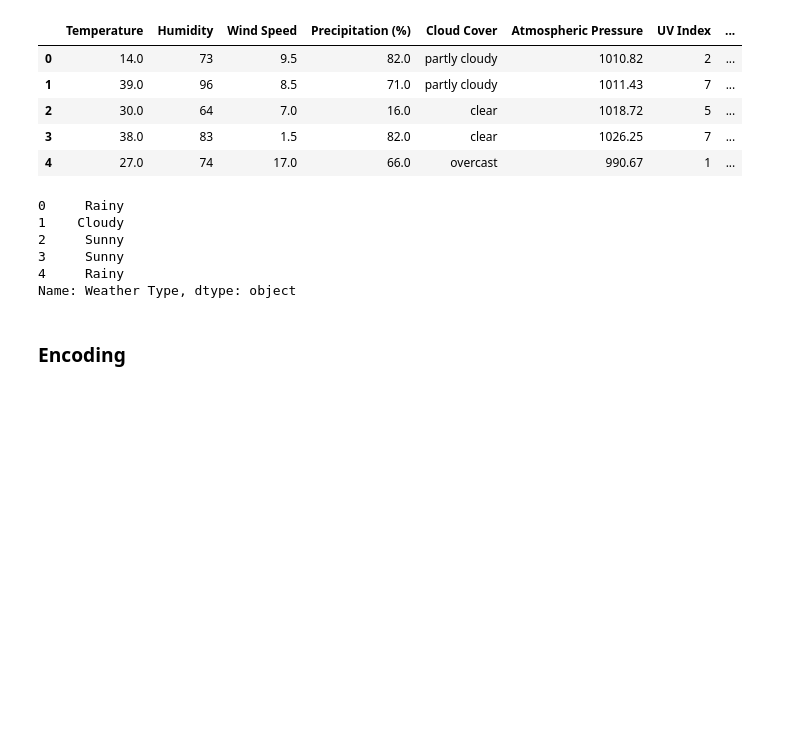
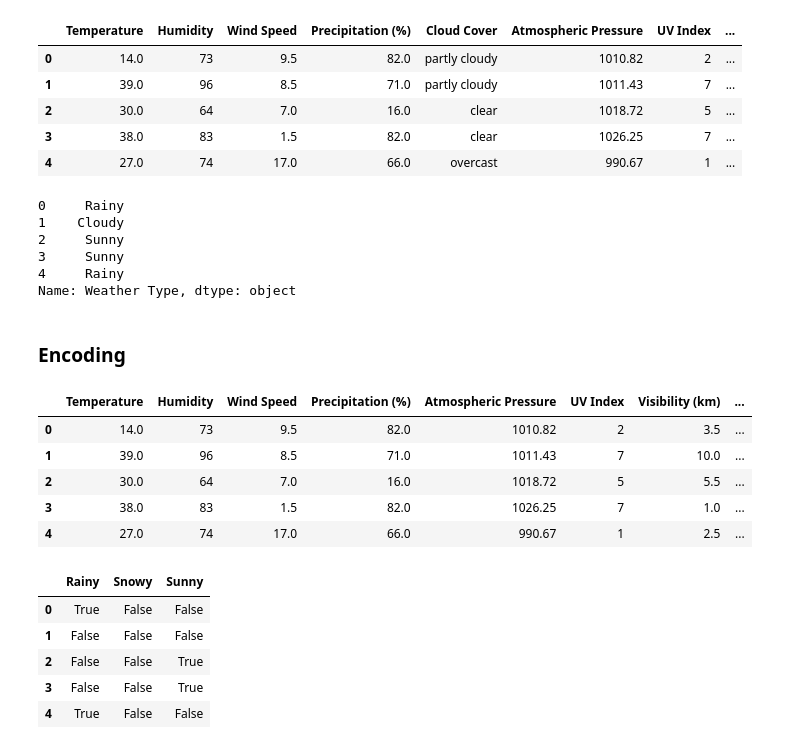
Before and after one commit to ProntoSbinalla/Deep-Learning, a Jupyter notebook: Notebooks/ANN - Weather Classification.ipynb, the cells around one changed output. Saved outputs shown, nothing was run; the diff lists cells and outputs as text; code cells hidden in the pictures; blank space fills up the shorter version.

```diff
--- a/Notebooks/ANN - Weather Classification.ipynb
+++ b/Notebooks/ANN - Weather Classification.ipynb
@@ -144,8 +144,8 @@ cleaned_df.describe()
 # %% [markdown]
 ### Variable Selection
 # %%
-X = cleaned_df.iloc[:, :-1]
-y = cleaned_df.iloc[:, -1]
+X = cleaned_df.drop('Weather Type', axis = 1)
+y = cleaned_df['Weather Type']
 
 display(X.head())
 display(y.head())
@@ -168,0 +167,22 @@ ohe = OneHotEncoder(drop = 'first')
+# %%
+categorical_columns = X.select_dtypes(include=['object']).columns
+X = pd.get_dummies(X, columns=categorical_columns, drop_first=True)
+
+display(X.head())
+
+y = pd.get_dummies(y, columns=categorical_columns, drop_first=True)
+
+display(y.head())
+# %% [output]
+|  | Temperature | Humidity | Wind Speed | Precipitation (%) | Atmospheric Pressure | UV Index | Visibility (km) | ... |
+| 0 | 14.0 | 73 | 9.5 | 82.0 | 1010.82 | 2 | 3.5 | ... |
+| 1 | 39.0 | 96 | 8.5 | 71.0 | 1011.43 | 7 | 10.0 | ... |
+| 2 | 30.0 | 64 | 7.0 | 16.0 | 1018.72 | 5 | 5.5 | ... |
+| 3 | 38.0 | 83 | 1.5 | 82.0 | 1026.25 | 7 | 1.0 | ... |
+| 4 | 27.0 | 74 | 17.0 | 66.0 | 990.67 | 1 | 2.5 | ... |
+|  | Rainy | Snowy | Sunny |
+| 0 | True | False | False |
+| 1 | False | False | False |
+| 2 | False | False | True |
+| 3 | False | False | True |
+| 4 | True | False | False |
```
Also changed, not shown: parts of 1 cell of this notebook.
